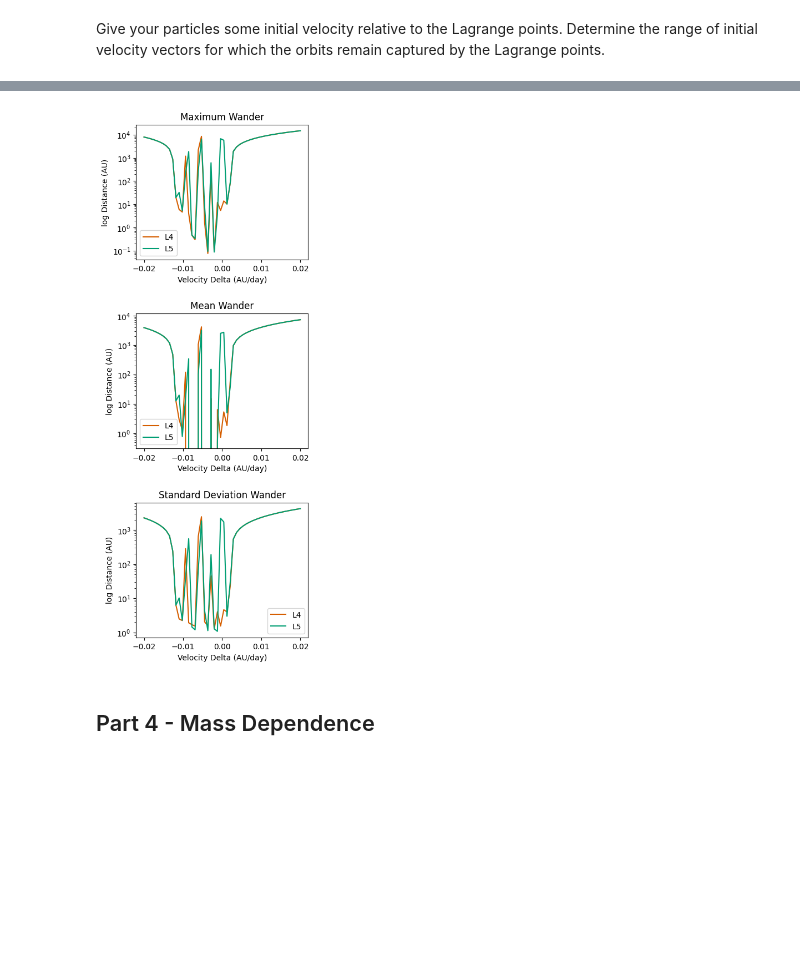
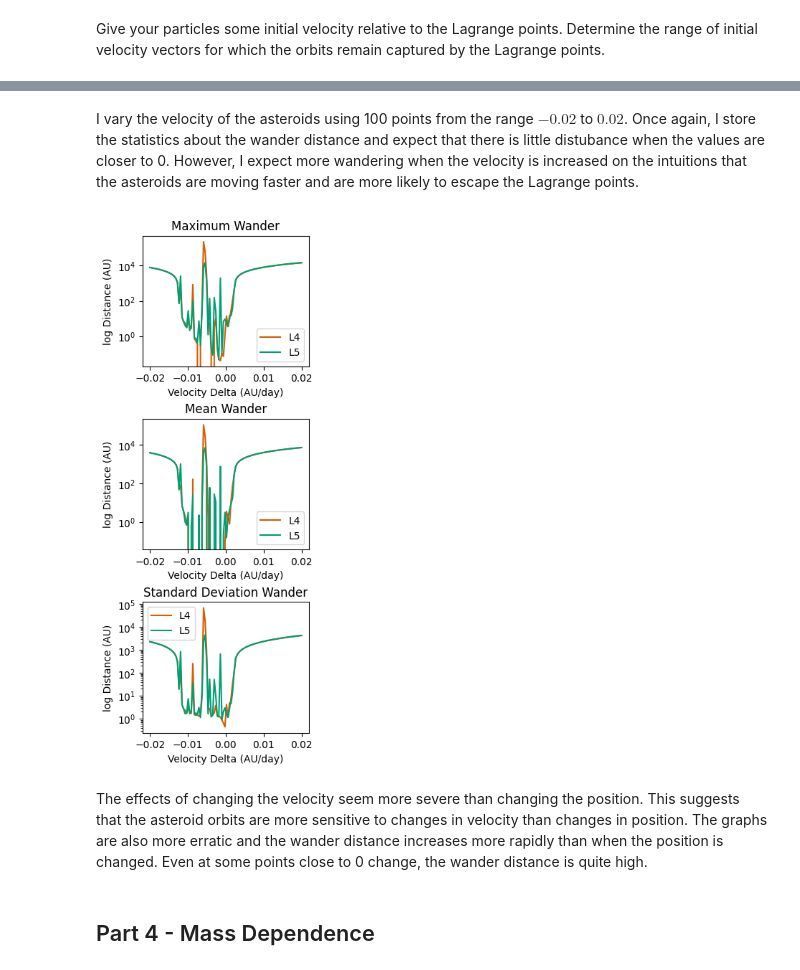
Before and after one commit to vibilanj/cmps, a Jupyter notebook: homework/Project1.ipynb, the cells around one changed output, grey strips where cells are left out. Cells and saved outputs as stored; diff of their text form; code cells hidden in the pictures; blank space fills up the shorter version.

```diff
--- a/homework/Project1.ipynb
+++ b/homework/Project1.ipynb
@@ -203,6 +201,6 @@ When I introduce the radius delta and the angle delta, the wander of the asteroi
 # %%
 # Changing the radius of Jupiter's orbit
-radius_delta = np.linspace(-1, 1, 50)
+radius_delta = np.linspace(-1, 1, 100)
 angle_delta = 0
 
 max_wander_L4 = np.zeros_like(radius_delta)
@@ -262,7 +265,7 @@ plt.subplots_adjust(hspace = 0.4)
 # %%
 # Changing the initial angle of the asteroid
 radius_delta = 0
-angle_delta = np.linspace(-np.pi, np.pi, 50)
+angle_delta = np.linspace(-np.pi, np.pi, 100)
 
 max_wander_l4 = np.zeros_like(angle_delta)
 max_wander_l5 = np.zeros_like(angle_delta)
@@ -346,5 +357,5 @@ ax.legend()
 # %%
-velocity_delta = np.linspace(-0.02, 0.02, 50)
+velocity_delta = np.linspace(-0.02, 0.02, 100)
 
 max_wander_l4 = np.zeros_like(velocity_delta)
 max_wander_l5 = np.zeros_like(velocity_delta)
@@ -370,31 +381,35 @@ for i, vd in enumerate(velocity_delta):
     mean_wander_L5[i] = np.mean(wander_distance_L5)
     std_wander_L4[i] = np.std(wander_distance_L4)
     std_wander_L5[i] = np.std(wander_distance_L5)
+# %% [markdown]
+I vary the velocity of the asteroids using 100 points from the range $-0.02$ to $0.02$. Once again, I store the statistics about the wander distance and expect that there is little distubance when the values are closer to 0. However, I expect more wandering when the velocity is increased on the intuitions that the asteroids are moving faster and are more likely to escape the Lagrange points.
 # %%
 fig, (ax_max, ax_mean, ax_std) = plt.subplots(3, 1)
-fig.set_size_inches(4, 12)
+fig.set_size_inches(3, 9)
 
 ax_max.plot(velocity_delta, max_wander_L4, color = CF_vermillion, label = "L4")
 ax_max.plot(velocity_delta, max_wander_L5, color = CF_green, label = "L5")
 ax_max.set(title = "Maximum Wander", xlabel = "Velocity Delta (AU/day)", ylabel = "log Distance (AU)")
 ax_max.set_yscale("log")
 ax_max.legend()
 
 ax_mean.plot(velocity_delta, mean_wander_L4, color = CF_vermillion, label = "L4")
 ax_mean.plot(velocity_delta, mean_wander_L5, color = CF_green, label = "L5")
 ax_mean.set(title = "Mean Wander", xlabel = "Velocity Delta (AU/day)", ylabel = "log Distance (AU)")
 ax_mean.set_yscale("log")
 ax_mean.legend()
 
 ax_std.plot(velocity_delta, std_wander_L4, color = CF_vermillion, label = "L4")
 ax_std.plot(velocity_delta, std_wander_L5, color = CF_green, label = "L5")
 ax_std.set(title = "Standard Deviation Wander", xlabel = "Velocity Delta (AU/day)", ylabel = "log Distance (AU)")
 ax_std.set_yscale("log")
 ax_std.legend()
 
 plt.subplots_adjust(hspace = 0.4)
 # %% [output]
-[figure, old version]
+[figure, new version]
+# %% [markdown]
+The effects of changing the velocity seem more severe than changing the position. This suggests that the asteroid orbits are more sensitive to changes in velocity than changes in position. The graphs are also more erratic and the wander distance increases more rapidly than when the position is changed. Even at some points close to 0 change, the wander distance is quite high.
 # %% [markdown]
 ## Part 4 - Mass Dependence
 # %% [markdown]
```
Also changed, not shown: parts of 15 cells of this notebook, 1 other file.
